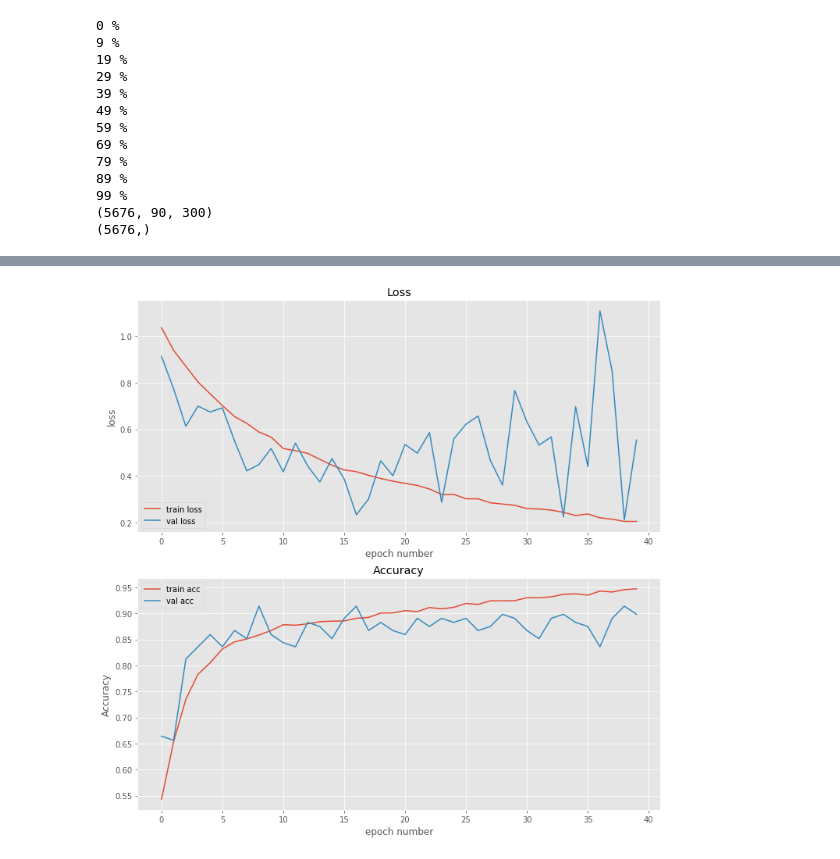
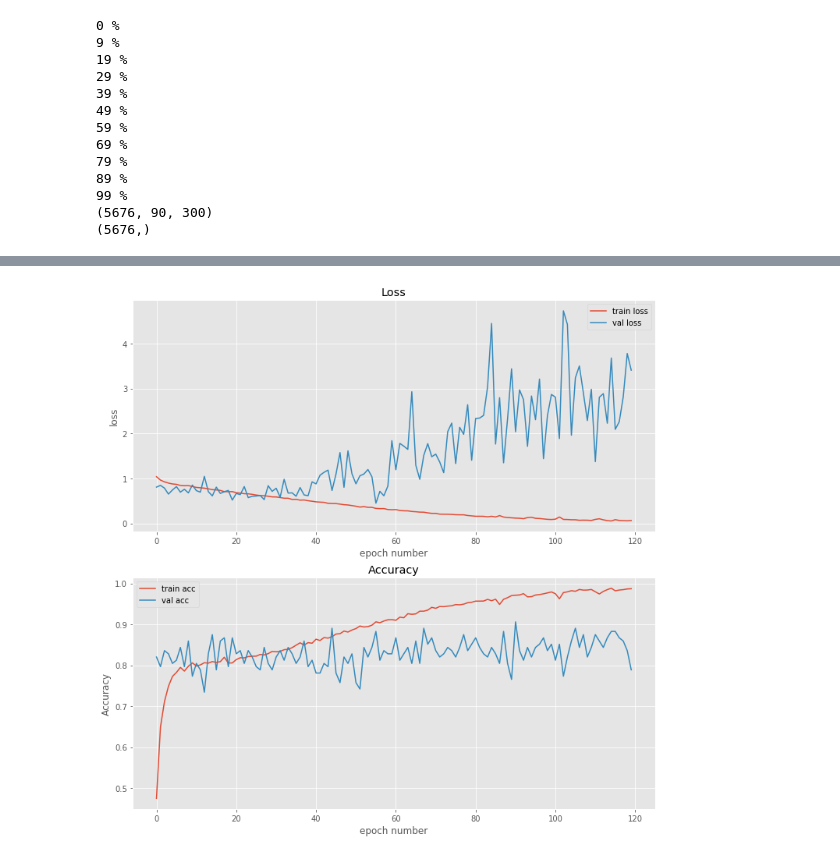
Before and after one commit to gregstarr/space-physics-machine-learning, a Jupyter notebook: exploration.ipynb, the cells around one changed output, grey strips where cells are left out. Cells and saved outputs as stored; diff of their text form; code cells hidden in the pictures.

```diff
--- a/exploration.ipynb
+++ b/exploration.ipynb
@@ -11,6 +13,7 @@ import matplotlib.pyplot as plt
 plt.style.use('ggplot')
 %matplotlib inline
 # %%
+# loading up substorm file and AE index file just to have a look
 os.chdir("C://Users//Greg//code//space physics//experiment//data")
 
 ss_file = "substorms_2000_2018.csv"
@@ -21,8 +24,13 @@ ss = pd.read_csv(ss_file)
 ss.index = pd.to_datetime(ss.Date_UTC)
 ss = ss.drop(columns=['Date_UTC'])
 
-start = datetime.datetime(2010, 1, 1)
-end = datetime.datetime(2011, 1, 1)
+start = datetime.datetime(2015, 1, 1)
+end = datetime.datetime(2016, 1, 1)
 
 ss = ss[(ss.index > start) * (ss.index < end)]
 ind = ind[(ind.index > start) * (ind.index < end)]
+
+ss_indices = np.argmin(abs(ss.index[:,None] - ind.index[None,:]), axis=1)[:20]
+plt.figure(figsize=(8,4))
+plt.plot(ind.ae.iloc[:ss_indices[-1]+1])
+plt.plot(ind.ae.iloc[ss_indices], 'kx')
@@ -55,5 +60,7 @@ def plot_mag(stations, start, stop):
 # %%
-mag_file = "mag_data_2010.nc"
+# loading up a magnetometer data file
+
+mag_file = "mag_data_2000.nc"
 mag_data = xr.open_dataset(mag_file)
 stations_to_drop = [station for station in mag_data if np.any(np.all(np.isnan(mag_data[station]), axis=0))]
 mag_data = mag_data.drop(stations_to_drop)
@@ -147,17 +159,18 @@ for i,time in enumerate(missing_entries):
 89 %
 99 %
 # %%
-# double check the numbers here
+# create batches of data according to an interval
+
 interval = 90
 
 batches = np.empty((data.shape[0]//interval, interval, data.shape[1]*data.shape[2]), dtype=np.float32)
 targets = np.zeros(batches.shape[0], dtype=np.float32)
 
-for i,t in enumerate(range(0, data.shape[0]-interval, interval)):
+for i,t in enumerate(range(0, data.shape[0]-2*interval, interval)):
     if i % (batches.shape[0] // 10) == 0:
         print("{} %".format(int( 100 * i / batches.shape[0])))
     batches[i] = data[t:t+interval].stack(sxc=('station','component')).values
-    targets[i] = np.any((ss.index < data.time.values[t+interval]) * (ss.index >= data.time.values[t]))
+    targets[i] = np.any((ss.index < data.time.values[t+2*interval]) * (ss.index >= data.time.values[t+interval]))
 
 print(batches.shape)
 print(targets.shape)
@@ -302,6 +317,8 @@ class MagCNN:
         feed_dict = {self.X: X, self.is_training: False}
         return sess.run(predictions, feed_dict=feed_dict)
 # %%
+# train the model
+
 tv_split = 5000
 
 idx = np.arange(batches.shape[0])
@@ -319,5 +336,5 @@ model = MagCNN(batches.shape[1:], 2e-5, 4)
 sess = tf.Session()
 with tf.device("/gpu:0"):
     sess.run(tf.global_variables_initializer())
-    model.train_model(sess, X_train, y_train, X_val, y_val, 40, 64)
+    model.train_model(sess, X_train, y_train, X_val, y_val, 120, 64)
 # %% [output]
@@ -341,2 +358,2 @@ Epoch 40, Overall loss = 0.206 and accuracy of 0.947
-[figure, old version]
+[figure, new version]
 # %%
```
Also changed, not shown: parts of 11 cells of this notebook, 4 other files.
